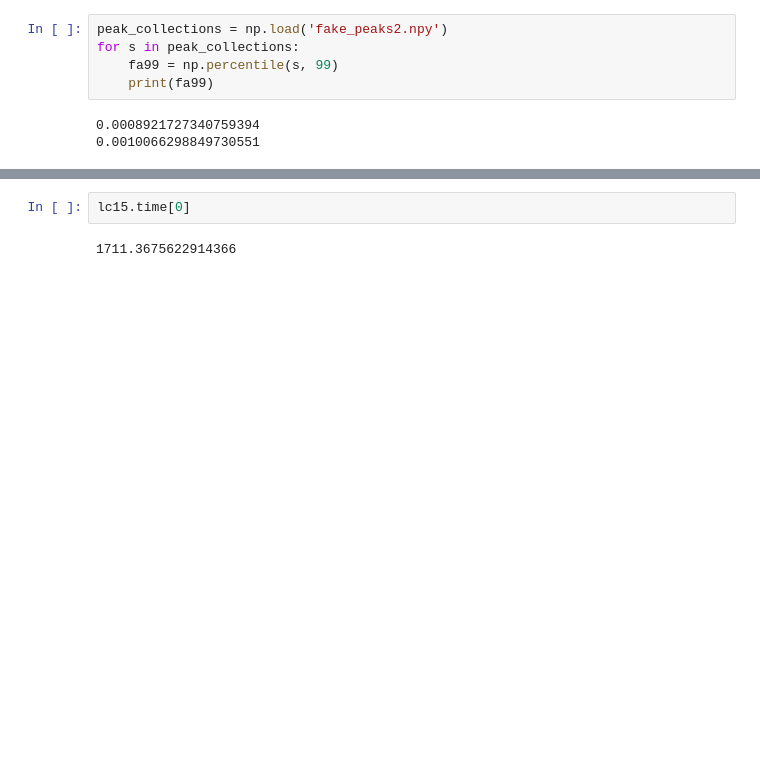
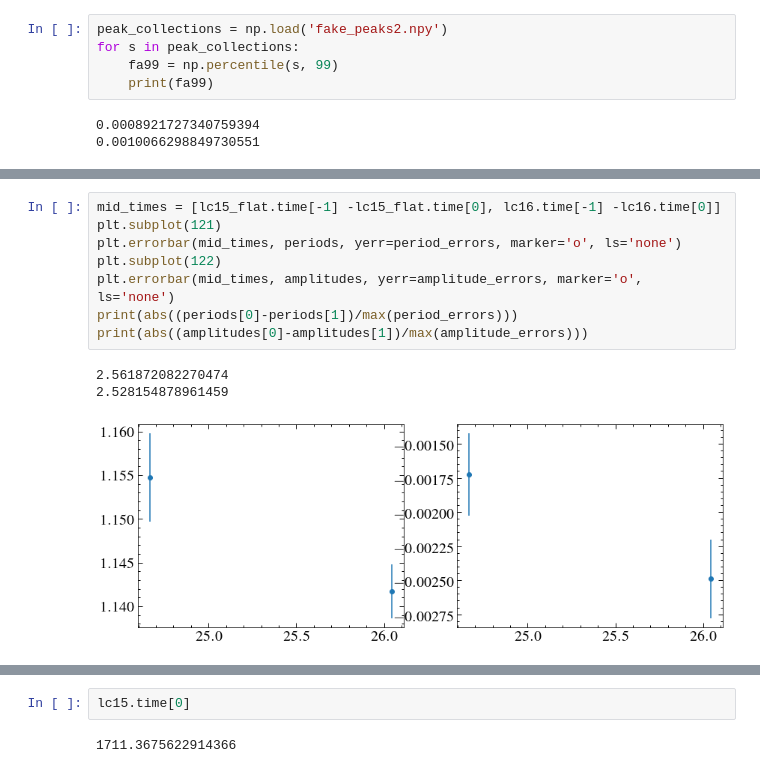
Before and after one commit to davidjwilson/GD394-Tess, a Jupyter notebook: tess_period2.ipynb, the cells around one changed output, grey strips where cells are left out. Cells and saved outputs as stored; diff of their text form; blank space fills up the shorter version.

```diff
--- a/tess_period2.ipynb
+++ b/tess_period2.ipynb
@@ -550,0 +579,12 @@ Phase = 6.089058018669871 6.671174319469804 0.9691036824446523 1.061750369171330
+# %%
+mid_times = [lc15_flat.time[-1] -lc15_flat.time[0], lc16.time[-1] -lc16.time[0]]
+plt.subplot(121)
+plt.errorbar(mid_times, periods, yerr=period_errors, marker='o', ls='none')
+plt.subplot(122)
+plt.errorbar(mid_times, amplitudes, yerr=amplitude_errors, marker='o', ls='none')
+print(abs((periods[0]-periods[1])/max(period_errors)))
+print(abs((amplitudes[0]-amplitudes[1])/max(amplitude_errors)))
+# %% [output]
+2.561872082270474
+2.528154878961459
+[figure, added]
```
Also changed, not shown: parts of 9 cells of this notebook, 2 other files.
